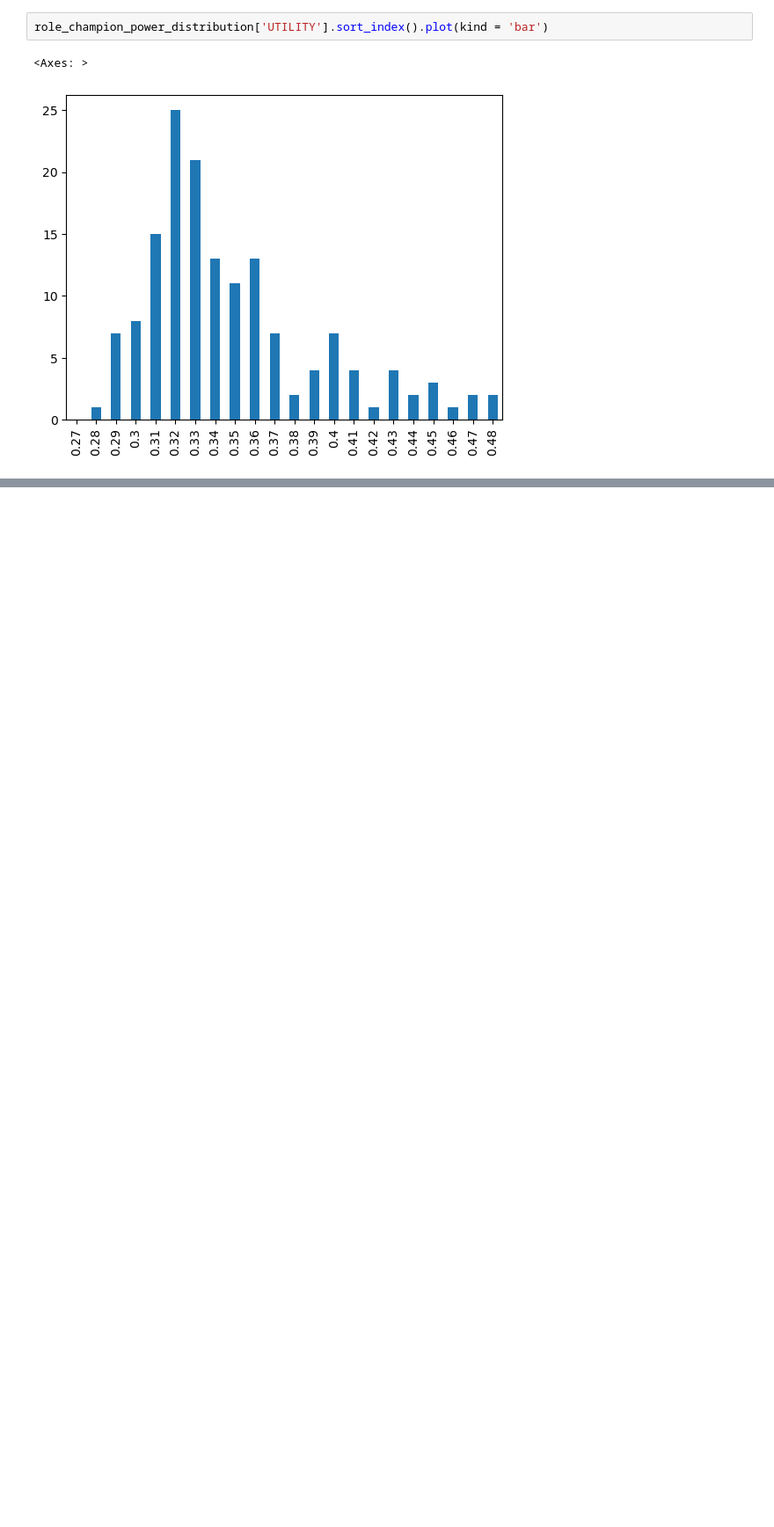
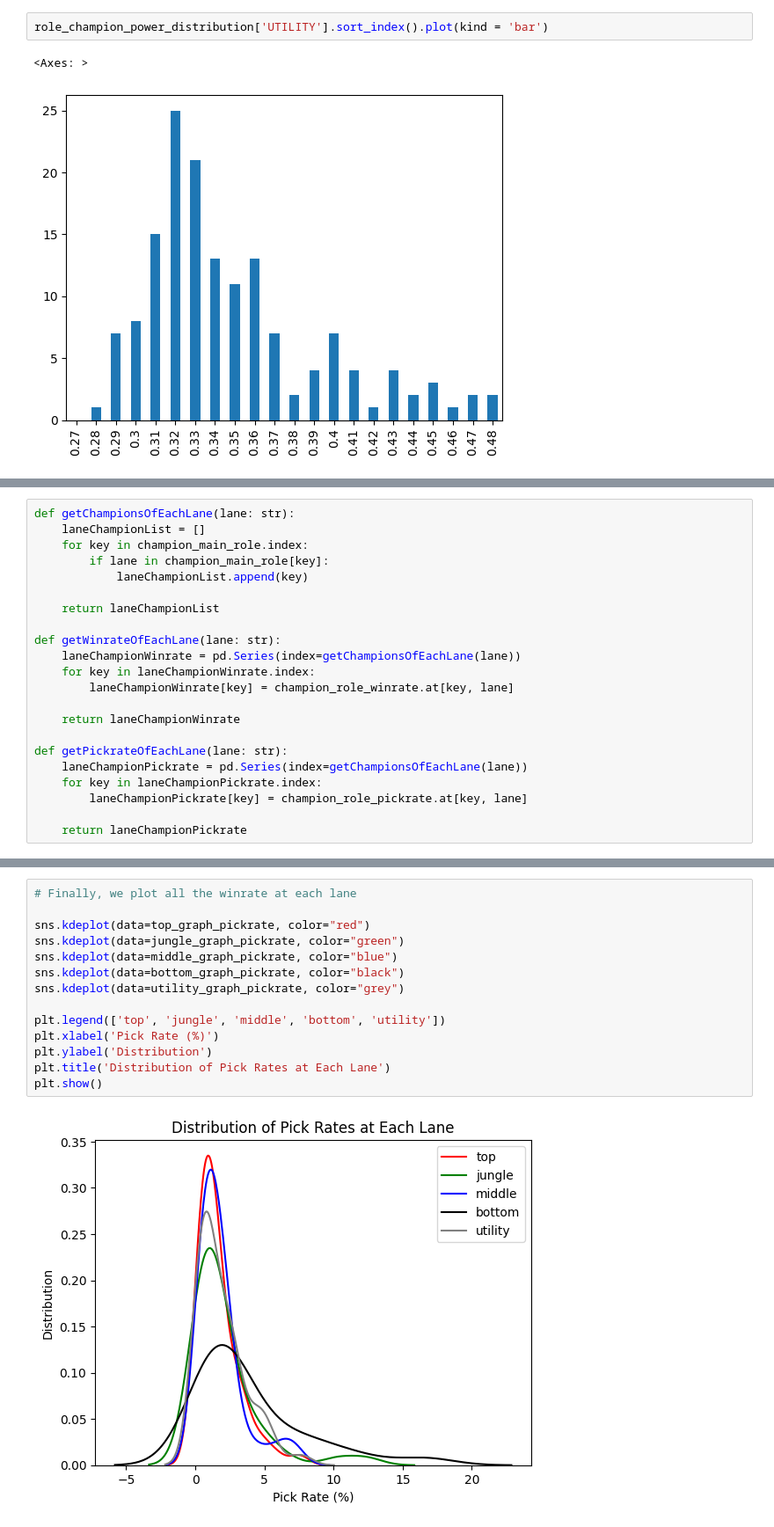
Before and after one commit to hnahtneyugn/LOL-Data-Processing-with-Python, a Jupyter notebook: codes.ipynb, the cells around one changed output, grey strips where cells are left out. Shown at 88% size. Drawn from its saved outputs; the diff is of its cells as text; blank space fills up the shorter version.

```diff
--- a/codes.ipynb
+++ b/codes.ipynb
@@ -928,0 +949,22 @@ role_champion_power_distribution['UTILITY'].sort_index().plot(kind = 'bar')
+# %%
+def getChampionsOfEachLane(lane: str):
+    laneChampionList = []
+    for key in champion_main_role.index:
+        if lane in champion_main_role[key]:
+            laneChampionList.append(key)
+
+    return laneChampionList
+
+def getWinrateOfEachLane(lane: str):
+    laneChampionWinrate = pd.Series(index=getChampionsOfEachLane(lane))
+    for key in laneChampionWinrate.index:
+        laneChampionWinrate[key] = champion_role_winrate.at[key, lane]
+
+    return laneChampionWinrate
+
+def getPickrateOfEachLane(lane: str):
+    laneChampionPickrate = pd.Series(index=getChampionsOfEachLane(lane))
+    for key in laneChampionPickrate.index:
+        laneChampionPickrate[key] = champion_role_pickrate.at[key, lane]
+
+    return laneChampionPickrate
@@ -928,0 +1009,16 @@ role_champion_power_distribution['UTILITY'].sort_index().plot(kind = 'bar')
+# %%
+# Finally, we plot all the winrate at each lane
+
+sns.kdeplot(data=top_graph_pickrate, color="red")
+sns.kdeplot(data=jungle_graph_pickrate, color="green")
+sns.kdeplot(data=middle_graph_pickrate, color="blue")
+sns.kdeplot(data=bottom_graph_pickrate, color="black")
+sns.kdeplot(data=utility_graph_pickrate, color="grey")
+
+plt.legend(['top', 'jungle', 'middle', 'bottom', 'utility'])
+plt.xlabel('Pick Rate (%)')
+plt.ylabel('Distribution')
+plt.title('Distribution of Pick Rates at Each Lane')
+plt.show()
+# %% [output]
+[figure, added]
```
Also changed, not shown: parts of 13 cells of this notebook, 3 other files.
